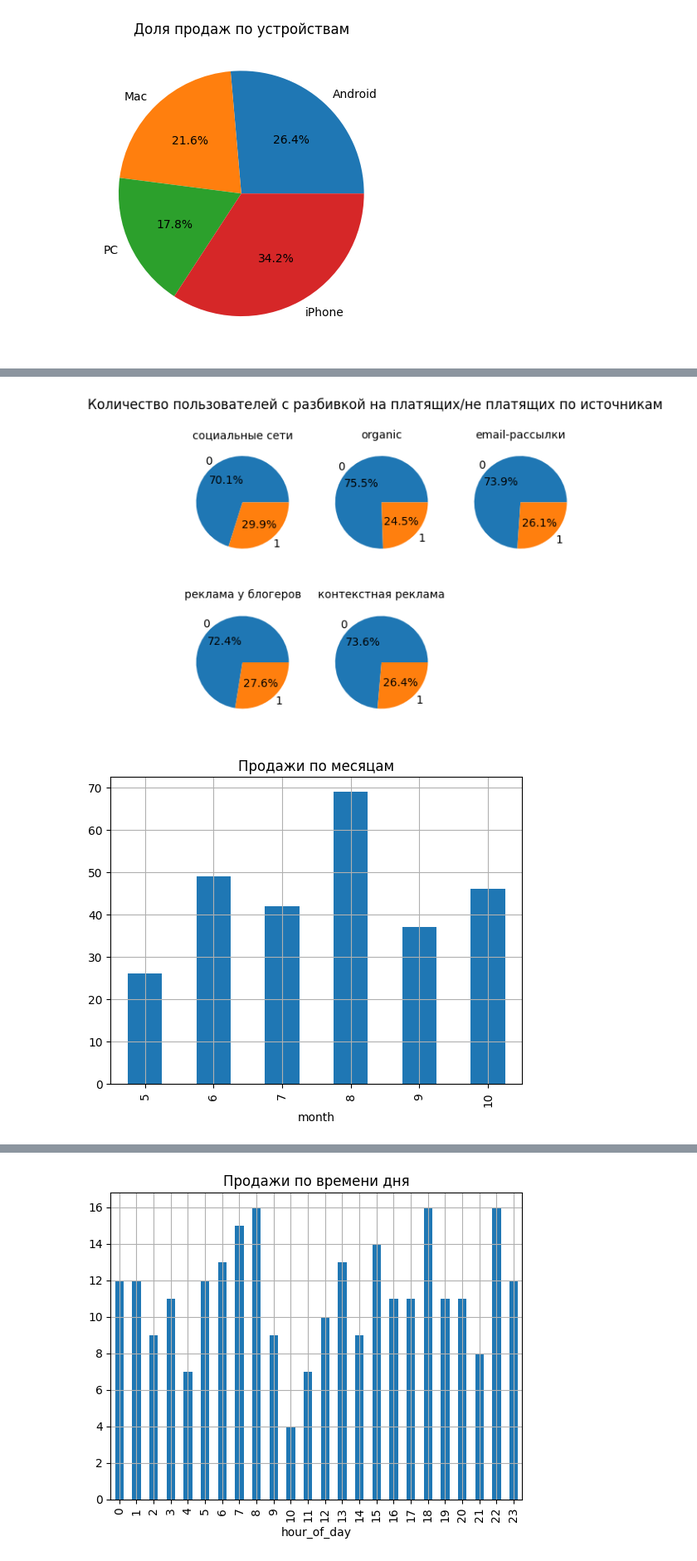
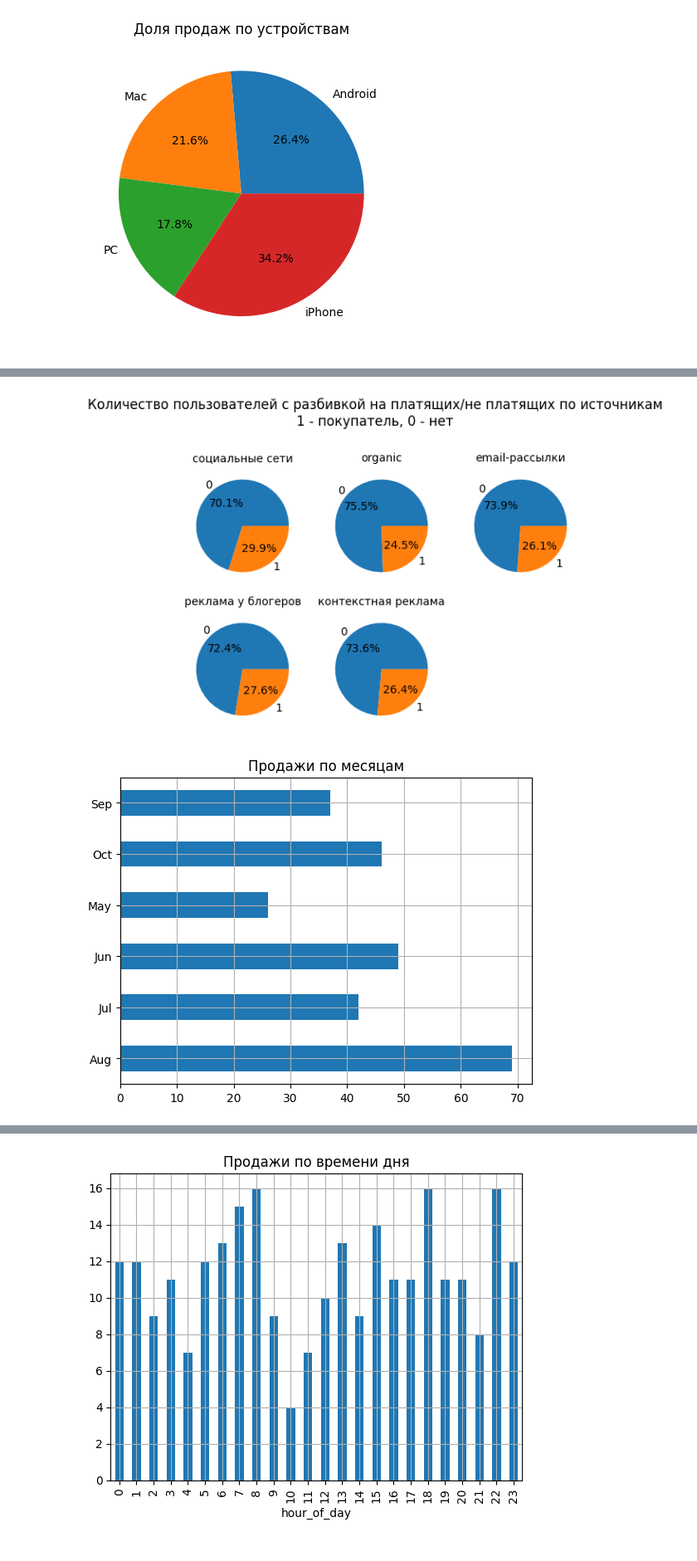
Before and after one commit to yandex-lyceum-org/data-analysis, a Jupyter notebook: main.ipynb, the cells around one changed output, grey strips where cells are left out. Shown: that part at 83% size. Drawn from its saved outputs; the diff is of its cells as text; code cells hidden in the pictures.

```diff
--- a/main.ipynb
+++ b/main.ipynb
@@ -226,3 +227,6 @@ df[["user_id", "total_price", "payer"]]
 | 1010 | 780224321316 | 0.0 | 0 |
 | 1011 | 660481970221 | 4999.0 | 1 |
 991 rows × 3 columns
+# %%
+df["s_month"] = df['session_date'].dt.strftime('%b')
+df[["session_date", "s_month"]]
@@ -228,0 +247,3 @@ df[["user_id", "total_price", "payer"]]
+# %%
+df["s_day"] = df['session_date'].dt.strftime('%a')
+df[["session_date", "s_day"]]
@@ -420,5 +456,6 @@ plt.show()
 # %%
 fig, axs = plt.subplots(2, 3)
+fig.subplots_adjust(top=0.8)
 
 labels = [0, 1]
 
@@ -433,19 +470,20 @@ for i in range(len(channels)):
 
 axs[(1, 2)].axis('off')
 
-plt.suptitle("Количество пользователей с разбивкой на платящих/не платящих по источникам")
+plt.suptitle("Количество пользователей с разбивкой на платящих/не платящих по источникам\n1 - покупатель, 0 - нет")
 
 plt.ylabel("")
 plt.show()
 # %% [output]
-[figure, old version]
+[figure, new version]
 # %%
-hist = df[df["payer"] == 1].value_counts("month", sort=False)
-hist.plot.bar(grid=True)
+hist = df[df["payer"] == 1].value_counts("s_month", sort=False)
+hist.plot.barh(grid=True)
 plt.title("Продажи по месяцам")
+plt.ylabel("")
 plt.show()
 # %% [output]
-[figure, old version]
+[figure, new version]
 # %%
 hist = df[df["payer"] == 1].value_counts("day", sort=False)
 hist.plot.bar(grid=True)
```
Also changed, not shown: parts of 21 cells of this notebook.
